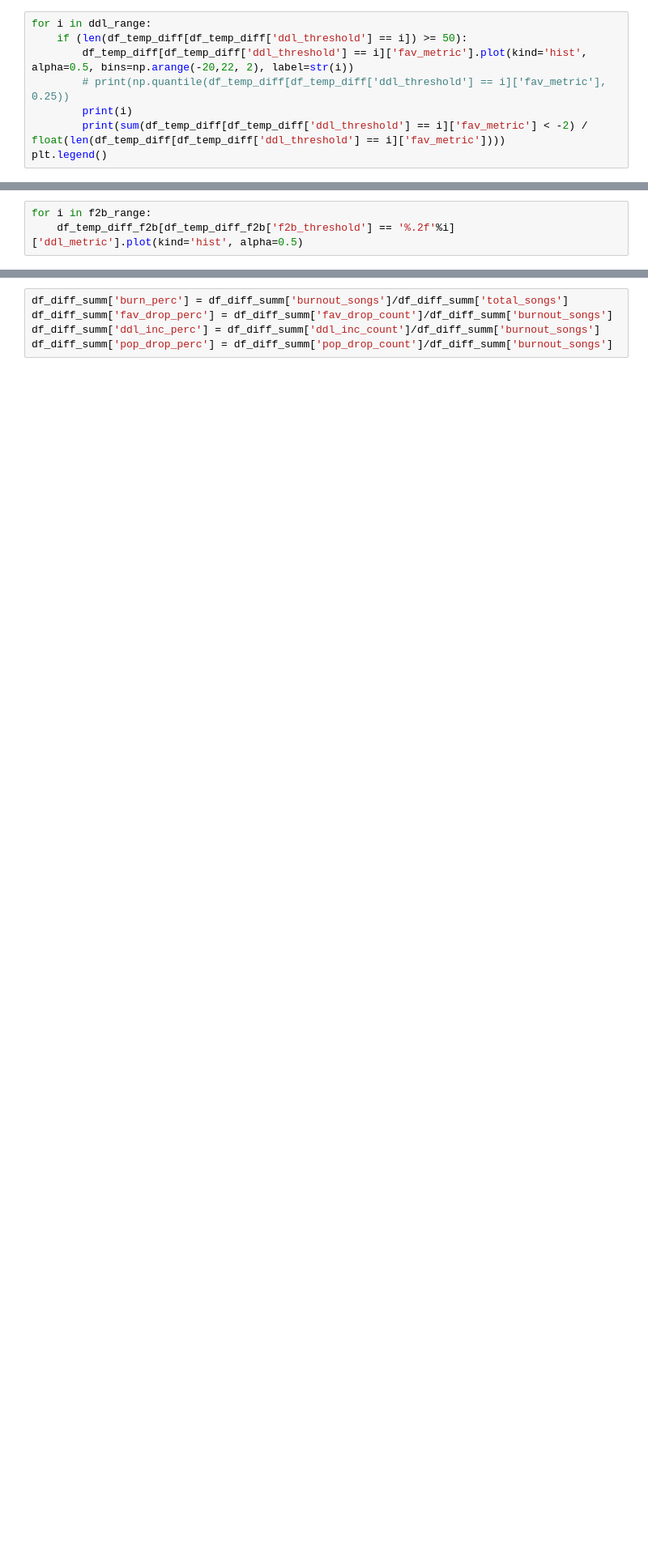
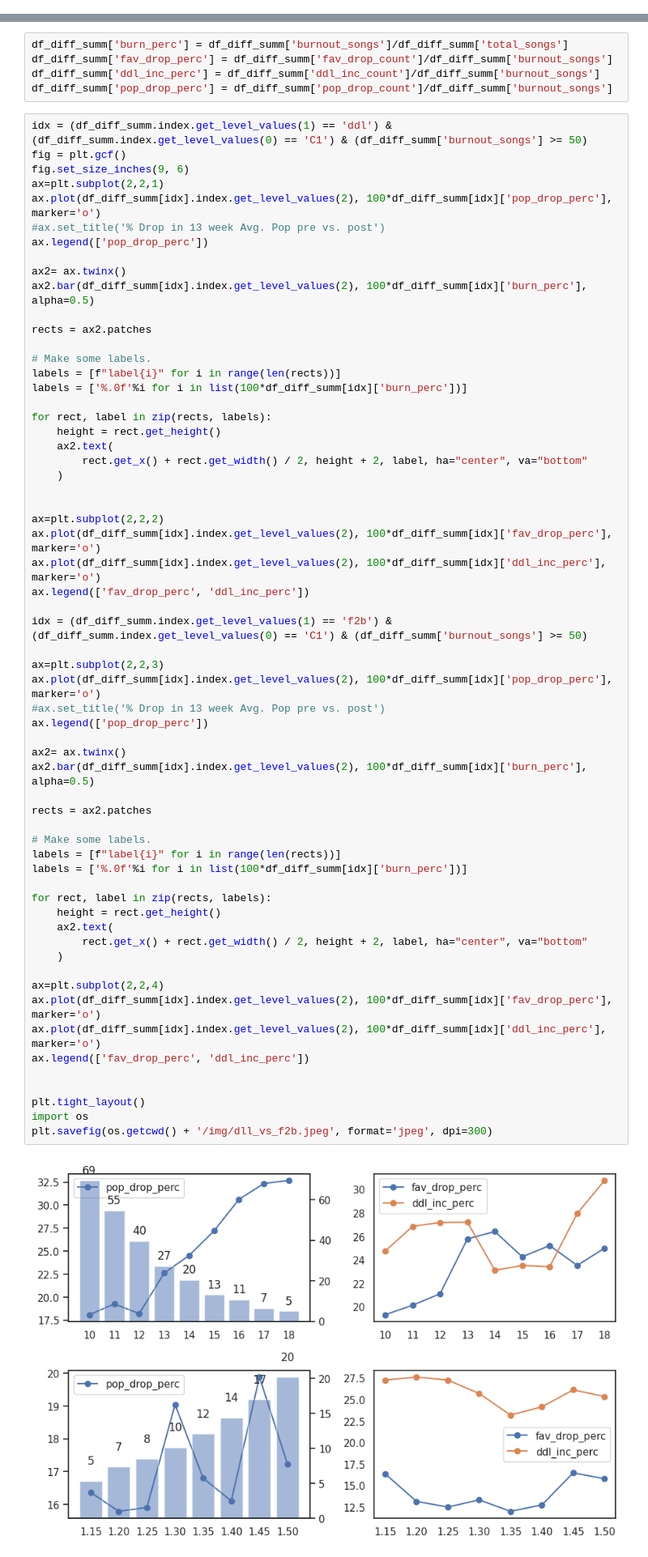
Before and after one commit to gjampanih/adds-early-burnout-warning-model, a Jupyter notebook: notebooks/ebw_metrics_analysis.ipynb, the cells around one changed output, grey strips where cells are left out. Shown at 81% size. Drawn from its saved outputs; the diff is of its cells as text; blank space fills up the shorter version.

Commit message:
adds-early-burnout-warning: metrics analysis notebook updates

```diff
--- a/notebooks/ebw_metrics_analysis.ipynb
+++ b/notebooks/ebw_metrics_analysis.ipynb
@@ -681,14 +750,6 @@ for i in ddl_range:
 pd.unique(df_temp_diff['format_code'])
 # %% [output]
 array(['U1', 'H1', 'C1'], dtype=object)
-# %%
-for i in ddl_range:
-    if (len(df_temp_diff[df_temp_diff['ddl_threshold'] == i]) >= 50):
-        df_temp_diff[df_temp_diff['ddl_threshold'] == i]['fav_metric'].plot(kind='hist', alpha=0.5, bins=np.arange(-20,22, 2), label=str(i))
-        # print(np.quantile(df_temp_diff[df_temp_diff['ddl_threshold'] == i]['fav_metric'], 0.25))
-        print(i)
-        print(sum(df_temp_diff[df_temp_diff['ddl_threshold'] == i]['fav_metric'] < -2) / float(len(df_temp_diff[df_temp_diff['ddl_threshold'] == i]['fav_metric'])))
-plt.legend()
 # %%
 df_temp_diff_f2b = pd.DataFrame(columns= ['format_code', 'call_letters', 'mediabase_id', 'fav_metric', 'ddl_metric', 'pop', 'metric', 'metric_threshold'])
 for i in f2b_range:
@@ -712,6 +773,3 @@ for i in f2b_range:
         temp_diff['metric_threshold'] = '%.2f'%i
 
         df_temp_diff_f2b = pd.concat([temp_diff, df_temp_diff_f2b])
-# %%
-for i in f2b_range:
-    df_temp_diff_f2b[df_temp_diff_f2b['f2b_threshold'] == '%.2f'%i]['ddl_metric'].plot(kind='hist', alpha=0.5)
@@ -772,5 +828,68 @@ df_diff_summ['burn_perc'] = df_diff_summ['burnout_songs']/df_diff_summ['total_so
 df_diff_summ['fav_drop_perc'] = df_diff_summ['fav_drop_count']/df_diff_summ['burnout_songs']
 df_diff_summ['ddl_inc_perc'] = df_diff_summ['ddl_inc_count']/df_diff_summ['burnout_songs']
 df_diff_summ['pop_drop_perc'] = df_diff_summ['pop_drop_count']/df_diff_summ['burnout_songs']
+# %%
+idx = (df_diff_summ.index.get_level_values(1) == 'ddl') & (df_diff_summ.index.get_level_values(0) == 'C1') & (df_diff_summ['burnout_songs'] >= 50)
+fig = plt.gcf()
+fig.set_size_inches(9, 6)
+ax=plt.subplot(2,2,1)
+ax.plot(df_diff_summ[idx].index.get_level_values(2), 100*df_diff_summ[idx]['pop_drop_perc'], marker='o')
+#ax.set_title('% Drop in 13 week Avg. Pop pre vs. post')
+ax.legend(['pop_drop_perc'])
+
+ax2= ax.twinx()
+ax2.bar(df_diff_summ[idx].index.get_level_values(2), 100*df_diff_summ[idx]['burn_perc'], alpha=0.5)
+
+rects = ax2.patches
+
+# Make some labels.
+labels = [f"label{i}" for i in range(len(rects))]
+labels = ['%.0f'%i for i in list(100*df_diff_summ[idx]['burn_perc'])]
+
+for rect, label in zip(rects, labels):
+    height = rect.get_height()
+    ax2.text(
+        rect.get_x() + rect.get_width() / 2, height + 2, label, ha="center", va="bottom"
+    )
+
+
+ax=plt.subplot(2,2,2)
+ax.plot(df_diff_summ[idx].index.get_level_values(2), 100*df_diff_summ[idx]['fav_drop_perc'], marker='o')
+ax.plot(df_diff_summ[idx].index.get_level_values(2), 100*df_diff_summ[idx]['ddl_inc_perc'], marker='o')
+ax.legend(['fav_drop_perc', 'ddl_inc_perc'])
+
+idx = (df_diff_summ.index.get_level_values(1) == 'f2b') & (df_diff_summ.index.get_level_values(0) == 'C1') & (df_diff_summ['burnout_songs'] >= 50)
+
+ax=plt.subplot(2,2,3)
+ax.plot(df_diff_summ[idx].index.get_level_values(2), 100*df_diff_summ[idx]['pop_drop_perc'], marker='o')
+#ax.set_title('% Drop in 13 week Avg. Pop pre vs. post')
+ax.legend(['pop_drop_perc'])
+
+ax2= ax.twinx()
+ax2.bar(df_diff_summ[idx].index.get_level_values(2), 100*df_diff_summ[idx]['burn_perc'], alpha=0.5)
+
+rects = ax2.patches
+
+# Make some labels.
+labels = [f"label{i}" for i in range(len(rects))]
+labels = ['%.0f'%i for i in list(100*df_diff_summ[idx]['burn_perc'])]
+
+for rect, label in zip(rects, labels):
+    height = rect.get_height()
+    ax2.text(
+        rect.get_x() + rect.get_width() / 2, height + 2, label, ha="center", va="bottom"
+    )
+
+ax=plt.subplot(2,2,4)
+ax.plot(df_diff_summ[idx].index.get_level_values(2), 100*df_diff_summ[idx]['fav_drop_perc'], marker='o')
+ax.plot(df_diff_summ[idx].index.get_level_values(2), 100*df_diff_summ[idx]['ddl_inc_perc'], marker='o')
+ax.legend(['fav_drop_perc', 'ddl_inc_perc'])
+
+
+plt.tight_layout()
+import os
+plt.savefig(os.getcwd() + '/img/dll_vs_f2b.jpeg', format='jpeg', dpi=300)
+# %% [output]
+[figure, added]
 # %% [markdown]
 ### Post Burnout Pop Analysis - cool-off period
```
Also changed, not shown: parts of 8 cells of this notebook, 1 other file.
